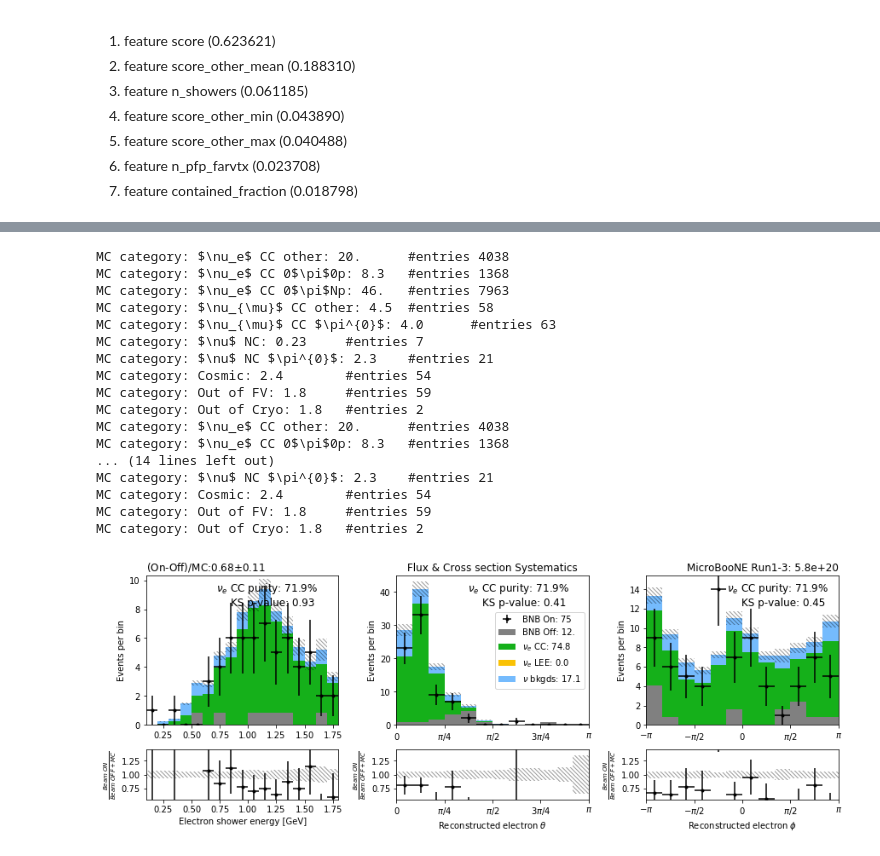
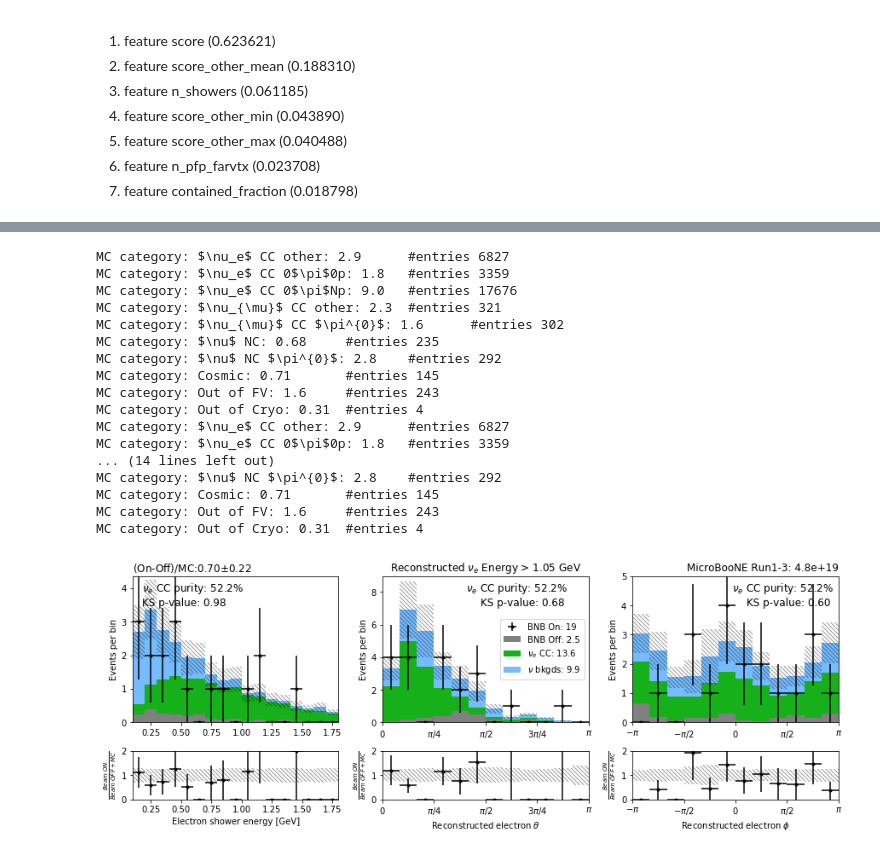
Before and after one commit to Wouter-VDP/nuecc_python, a Jupyter notebook: NuePlots_datamc.ipynb, the cells around one changed output, grey strips where cells are left out. Saved outputs shown, nothing was run; the diff lists cells and outputs as text; code cells hidden in the pictures.

```diff
--- a/NuePlots_datamc.ipynb
+++ b/NuePlots_datamc.ipynb
@@ -32,10 +32,10 @@ samples = list(data.keys())
 # %% [output]
 [interactive output not drawn]
 # %%
-sideband = True
+sideband = False
 if sideband:
     beam_on = "sideband"
-    sideband_query = "(contained_fraction>0.9 & reco_e>1.05 & reco_fid_vol & shr_energy_y_v>100 & n_showers_contained>0 & optical_filter)"
+    sideband_query = "(contained_fraction>0.9 & reco_e>1.05 & preselect)"
 else:
     beam_on = "on"
     sideband_query = None
@@ -1072,6 +1257,7 @@ ratio, purity, ks_p, _ = plotter.plot_panel_data_mc(
     legend=True,
     title_str=title_str.split("NE")[-1],
     kind="cat",
+    show_lee=False,
 )
 ax[0][0].text(
     ax[0][0].get_xlim()[1] * 0.9,
@@ -1095,6 +1281,7 @@ ratio, purity, ks_p, _ = plotter.plot_panel_data_mc(
     title_str=title_str.split("NE")[-1],
     y_max_scaler=1.4,
     kind="cat",
+    show_lee=False,
 )
 ax[0][1].text(
     ax[0][1].get_xlim()[1] * 0.9,
@@ -1105,5 +1292,7 @@ ax[0][1].text(
     fontsize=12,
 )
 
+_ = [x.set_ylim(0.0, 2) for x in ax[1]]
+
 fig.savefig(output_dir + "final.pdf", bbox_inches="tight")
 # %% [output]
@@ -1250,16 +1439,18 @@ ratio, purity, ks_p, _ = plotter.plot_panel_data_mc(
     query="(select & e_candidate)",
     legend=False,
     title_str="",
-    syst_fractions=after_e,
+    syst_fractions=before_e,
     kind="syst",
     show_data=True,
+    show_lee=False,
+    y_max_scaler=1.3,
 )
 ax[0][0].text(
-    ax[0][0].get_xlim()[1] * 0.9,
+    ax[0][0].get_xlim()[1] * 0.1,
     ax[0][0].get_ylim()[1] * 0.8,
     r"$\nu_e$"
     + " CC purity: {0:<3.1f}%\nKS p-value: {1:<5.2f}".format(purity * 100, ks_p),
-    horizontalalignment="right",
+    horizontalalignment="left",
     fontsize=12,
 )
 
@@ -1275,8 +1466,10 @@ ratio, purity, ks_p, bin_dict = plotter.plot_panel_data_mc(
     legend=False,
     title_str="",
     kind="syst",
-    syst_fractions=after_theta,
+    syst_fractions=before_theta,
     show_data=True,
+    show_lee=False,
+    y_max_scaler=1.3,
 )
 ax[0][1].text(
     ax[0][1].get_xlim()[1] * 0.9,
@@ -1291,7 +1484,7 @@ ax[1][1].set_xticklabels(helper.theta_labs)
 ax[0][1].set_xticks(helper.theta_ticks)
 ax[0][1].set_xticklabels(helper.theta_labs)
 ax[0][1].set_title("", loc="left")
-ax[0][1].set_title("Flux & Cross section Systematics")
+ax[0][1].set_title(r"Reconstructed $\nu_e$ Energy > 1.05 GeV")
 ax[0][1].legend(loc="center right")
 
 ratio, purity, ks_p, _ = plotter.plot_panel_data_mc(
@@ -1300,51 +1493,53 @@ ratio, purity, ks_p, _ = plotter.plot_panel_data_mc(
     "Reconstructed electron $\phi$",
     N_bins=12,
     x_min=-np.pi,
     x_max=np.pi,
     query="(select & e_candidate)",
     legend=False,
     title_str=title_str,
     kind="syst",
-    syst_fractions=after_phi,
+    syst_fractions=before_phi,
     show_data=True,
+    show_lee=False,
+    y_max_scaler=1.25,
 )
 ax[0][2].text(
-    ax[0][2].get_xlim()[1] * 0.9,
+    ax[0][2].get_xlim()[1] * 0.95,
     ax[0][2].get_ylim()[1] * 0.8,
     r"$\nu_e$"
     + " CC purity: {0:<3.1f}%\nKS p-value: {1:<5.2f}".format(purity * 100, ks_p),
     horizontalalignment="right",
     fontsize=12,
 )
 ax[1][2].set_xticks(helper.phi_ticks)
 ax[1][2].set_xticklabels(helper.phi_labs)
 ax[0][2].set_xticks(helper.phi_ticks)
 ax[0][2].set_xticklabels(helper.phi_labs)
 ax[0][2].set_title("", loc="left")
 
 
-_ = [x.set_ylim(0.55, 1.45) for x in ax[1]]
+_ = [x.set_ylim(0.0, 2) for x in ax[1]]
 
 fig.savefig(
     output_dir + "thesis_electron_kinematics_after.pdf", bbox_inches="tight",
 )
 # %% [output]
-MC category: $\nu_e$ CC other: 20.      #entries 4038
-MC category: $\nu_e$ CC 0$\pi$0p: 8.3   #entries 1368
-MC category: $\nu_e$ CC 0$\pi$Np: 46.   #entries 7963
-MC category: $\nu_{\mu}$ CC other: 4.5  #entries 58
-MC category: $\nu_{\mu}$ CC $\pi^{0}$: 4.0      #entries 63
-MC category: $\nu$ NC: 0.23     #entries 7
-MC category: $\nu$ NC $\pi^{0}$: 2.3    #entries 21
-MC category: Cosmic: 2.4        #entries 54
-MC category: Out of FV: 1.8     #entries 59
-MC category: Out of Cryo: 1.8   #entries 2
-MC category: $\nu_e$ CC other: 20.      #entries 4038
-MC category: $\nu_e$ CC 0$\pi$0p: 8.3   #entries 1368
+MC category: $\nu_e$ CC other: 2.9      #entries 6827
+MC category: $\nu_e$ CC 0$\pi$0p: 1.8   #entries 3359
+MC category: $\nu_e$ CC 0$\pi$Np: 9.0   #entries 17676
+MC category: $\nu_{\mu}$ CC other: 2.3  #entries 321
+MC category: $\nu_{\mu}$ CC $\pi^{0}$: 1.6      #entries 302
+MC category: $\nu$ NC: 0.68     #entries 235
+MC category: $\nu$ NC $\pi^{0}$: 2.8    #entries 292
+MC category: Cosmic: 0.71       #entries 145
+MC category: Out of FV: 1.6     #entries 243
+MC category: Out of Cryo: 0.31  #entries 4
+MC category: $\nu_e$ CC other: 2.9      #entries 6827
+MC category: $\nu_e$ CC 0$\pi$0p: 1.8   #entries 3359
 ... (14 lines left out)
-MC category: $\nu$ NC $\pi^{0}$: 2.3    #entries 21
-MC category: Cosmic: 2.4        #entries 54
-MC category: Out of FV: 1.8     #entries 59
-MC category: Out of Cryo: 1.8   #entries 2
+MC category: $\nu$ NC $\pi^{0}$: 2.8    #entries 292
+MC category: Cosmic: 0.71       #entries 145
+MC category: Out of FV: 1.6     #entries 243
+MC category: Out of Cryo: 0.31  #entries 4
-[figure, old version]
+[figure, new version]
 [interactive output not drawn]
```
Also changed, not shown: parts of 17 cells of this notebook, 27 other files.
